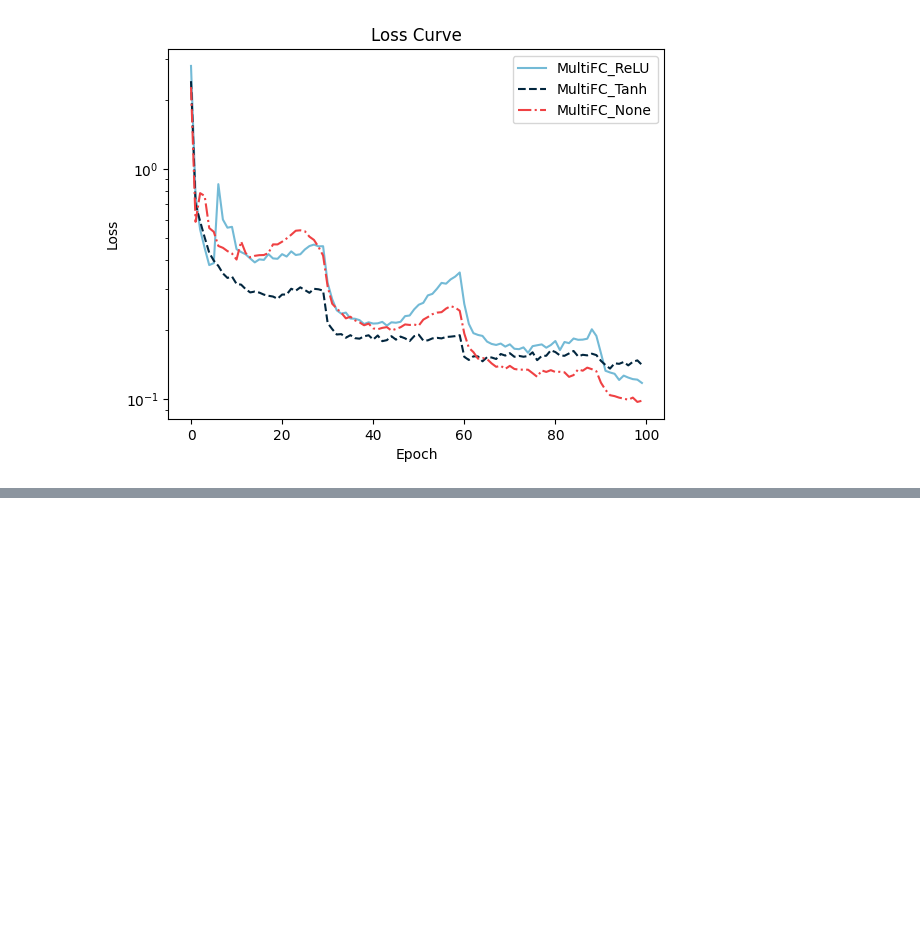
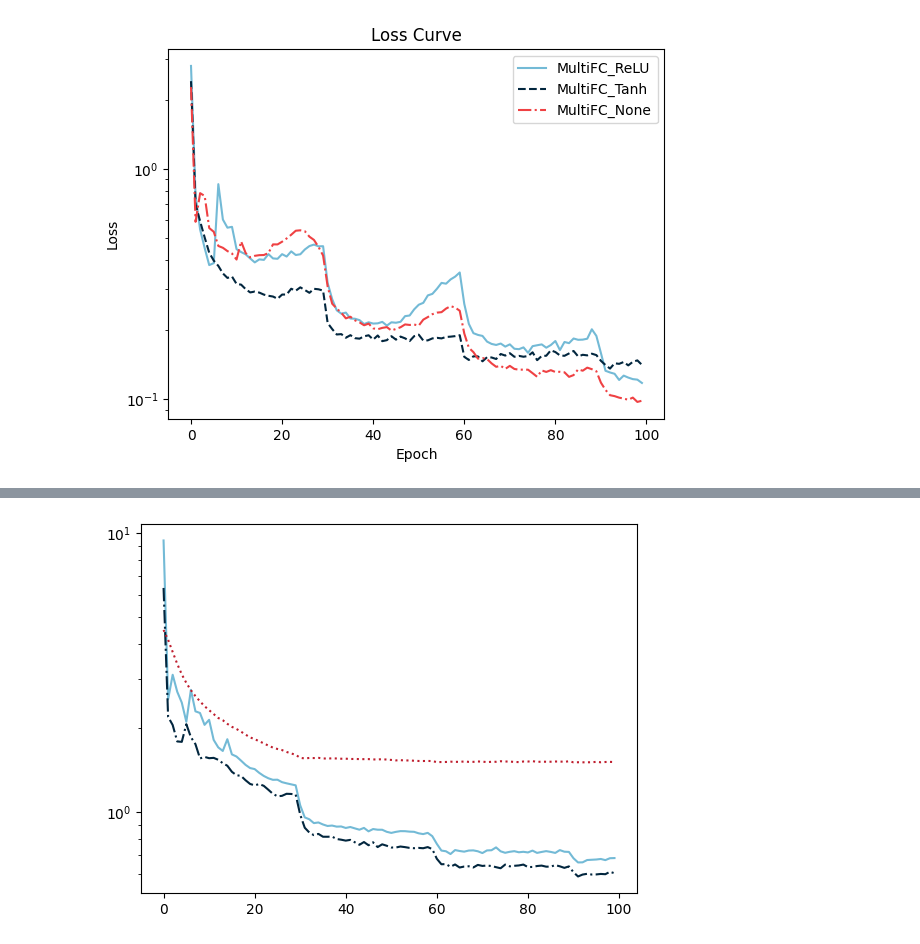
Before and after one commit to two-tiger/FSG, a Jupyter notebook: loss_cur.ipynb, the cells around one changed output, grey strips where cells are left out. Saved outputs shown, nothing was run; the diff lists cells and outputs as text; code cells hidden in the pictures; blank space fills up the shorter version.

```diff
--- a/loss_cur.ipynb
+++ b/loss_cur.ipynb
@@ -203,0 +426,94 @@ plt.show()
+# %%
+import matplotlib.pyplot as plt
+import numpy as np
+
+lstmfc = '/root/bqqi/fscil/MetaQuant/Results/ResNet56-CIFAR100/runs-Quant/Meta-LSTMFC-Nonlinear-None-hidden-size-100-nlstm-1-dorefa-adam-1bits-lr-30-batchsize-100-05-16-00:01:26/loss.txt'
+
+fsg = '/root/bqqi/fscil/MetaQuant/Results/ResNet56-CIFAR100/runs-Quant/MetaFastAndSlow-dorefa-adam-1bits-lr-30-batchsize-100-05-11-18:44:06/loss.txt'
+
+ste = '/root/bqqi/fscil/MetaQuant/resnet56-sgd-loss.log'
+
+def read_ste_log(filename):
+    with open(filename, 'r') as file:
+        lines = file.readlines()
+
+    loss_data = []
+    for line in lines:
+        line = line.strip()
+        loss_data.append(float(line))
+
+    num_intervals = 100
+    interval = len(loss_data) // num_intervals
+    averages = []
+
+    for i in range(num_intervals):
+        start = i * interval
+        end = start + interval
+        interval_data = loss_data[start:end]
+        average = sum(interval_data) / interval
+        std = np.std(interval_data)
+        averages.append(average)
+
+    iterations = range(num_intervals)
+    return iterations, averages
+
+def loss_data_pick(filename):
+
+    with open(filename, 'r') as file:
+        lines = file.readlines()
+
+    # 解析损失值数据
+    loss_data = []
+    for line in lines:
+        line = line.strip()  # 去除首尾空格和换行符
+        if line:
+            iteration, loss = line.split(', ')
+            # loss_data.append((int(iteration), float(loss)))
+            loss_data.append(float(loss))
+
+    # 提取迭代次数和损失值
+    # iterations = [data[0] for data in loss_data]
+    # loss_values = [data[1] for data in loss_data]
+    num_intervals = 100
+    interval = len(loss_data) // num_intervals
+    averages = []
+
+    for i in range(num_intervals):
+        start = i * interval
+        end = start + interval
+        interval_data = loss_data[start:end]
+        average = sum(interval_data) / interval
+        std = np.std(interval_data)
+        averages.append(average)
+
+    iterations = range(num_intervals)
+    return iterations, averages
+
+def count_std(data, window_size):
+    interval = window_size
+    stds = []
+    start = 0
+    end = interval
+    while end < len(data):
+        interval_data = data[start:end]
+        std = np.std(interval_data)
+        stds.append(std)
+        start += 1
+        end = start + interval
+
+    return stds
+
+epoch_lstmfc, loss_lstmfc = loss_data_pick(lstmfc)
+epoch_fsg, loss_fsg = loss_data_pick(fsg)
+epoch_ste, loss_ste = read_ste_log(ste)
+
+# std_epoch_lstmfc = count_std(loss_lstmfc, 25)
+# std_epoch_fsg = count_std(loss_fsg, 25)
+
+plt.semilogy(epoch_lstmfc, loss_lstmfc, label='LSTMFC', color=(115/255,186/255,214/255),linestyle='-')
+plt.semilogy(epoch_fsg, loss_fsg, label='FSG', color=(2/255,38/255,62/255),linestyle='-.')
+plt.semilogy(epoch_ste, loss_ste, label='STE',color=(191/255,30/255,46/255),linestyle=':')
+
+plt.show()
+# %% [output]
+[figure, added]
```
Also changed, not shown: parts of 3 cells of this notebook, 18 other files.
